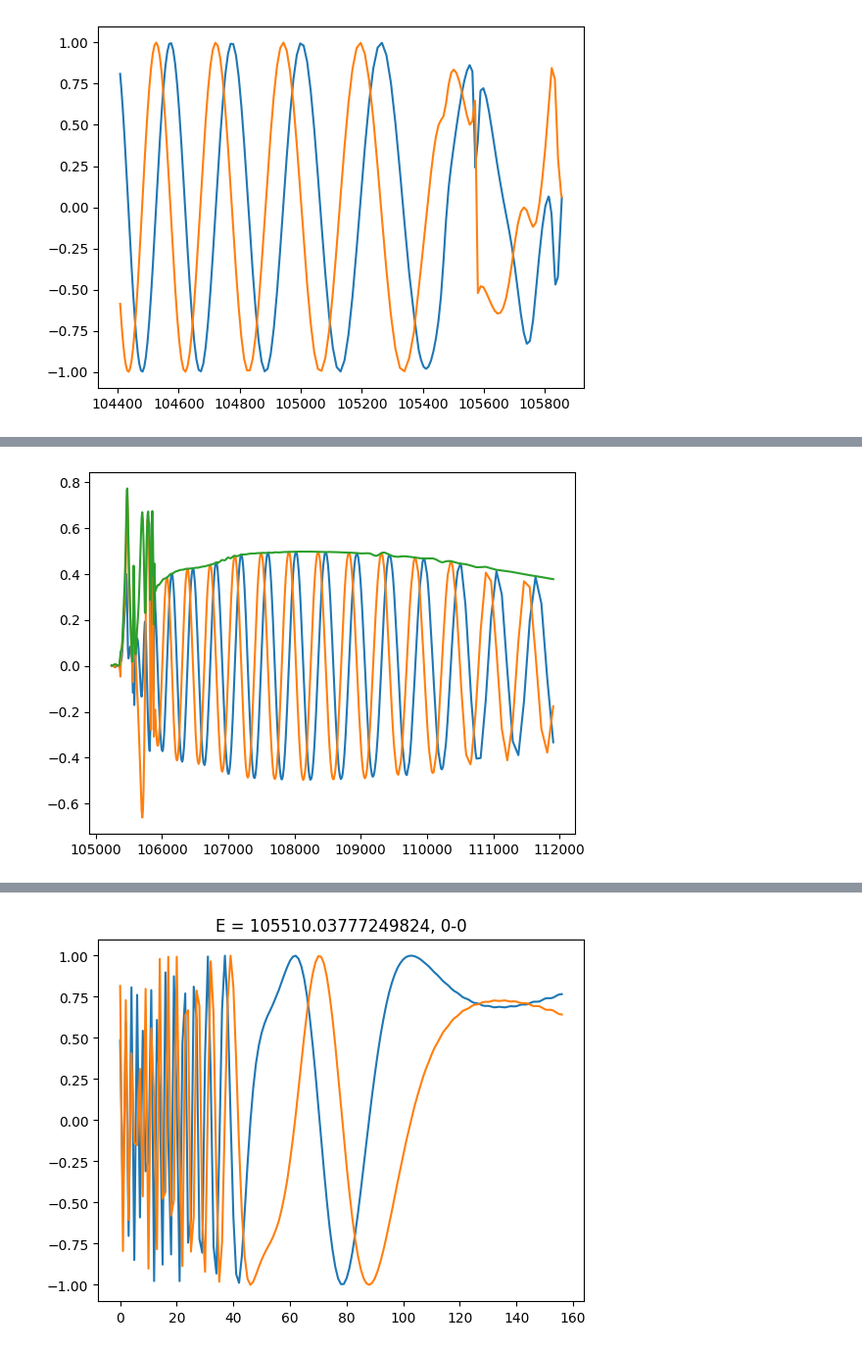
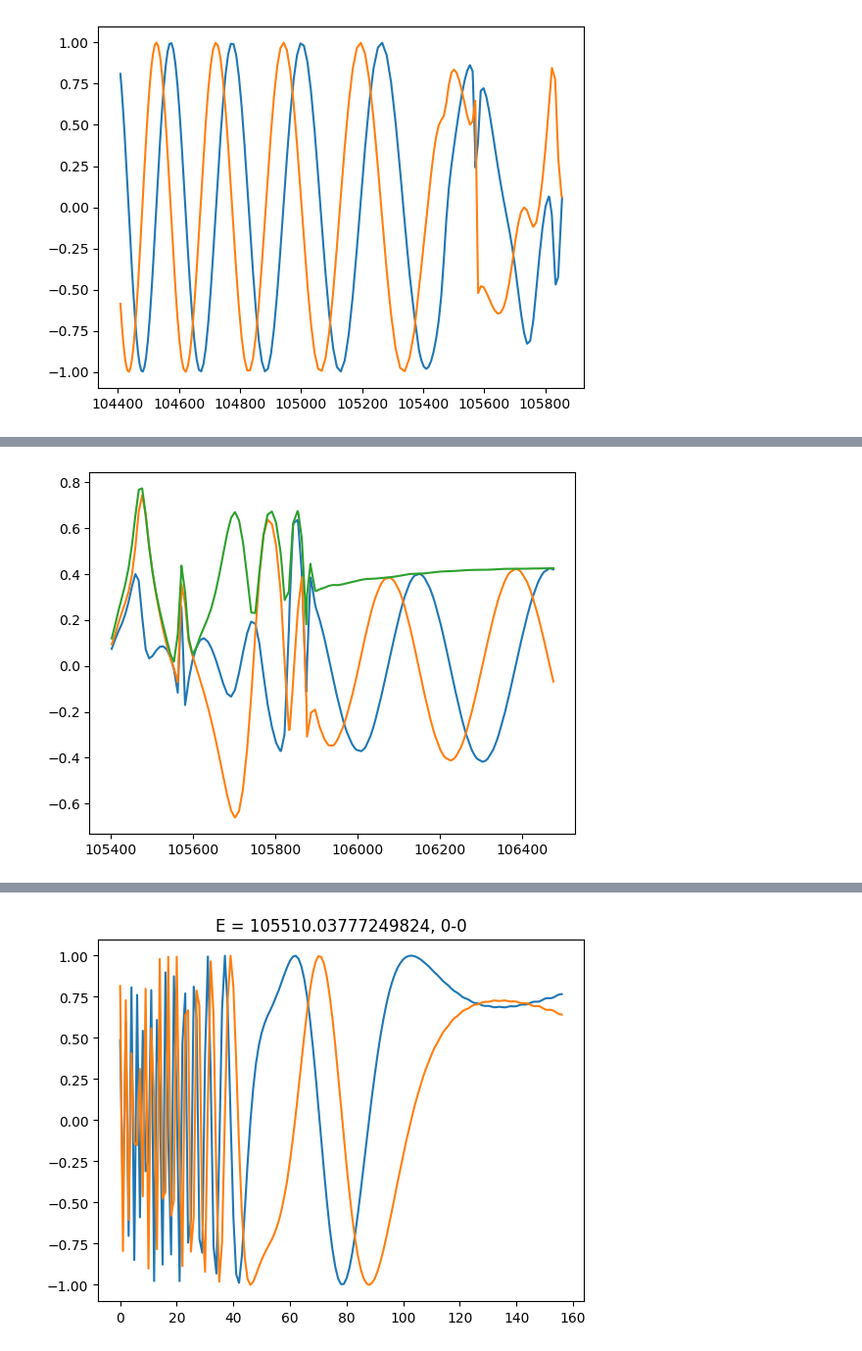
Before and after one commit to andrescorp93/ArHe_Inelastic, a Jupyter notebook: S_mat_plot.ipynb, the cells around one changed output, grey strips where cells are left out. Shown at 98% size. Saved outputs shown, nothing was run; the diff lists cells and outputs as text; code cells hidden in the pictures.

```diff
--- a/S_mat_plot.ipynb
+++ b/S_mat_plot.ipynb
@@ -13,10 +13,9 @@ es = np.array([float(k.split('=')[-1]) for k in smats_file.keys()])
 smats = [smats_file[f'E = {es[ei]}'] for ei in range(len(es))]
 smats_el_0 = np.array([smats[i][0,0,0] for i in range(len(es))])
 thres = np.real(np.diag(hls[-1]))[1:]
-n1 = np.argwhere(es>thres[0])[0,0]
-n2 = np.argwhere(es>thres[1])[0,0]
-plt.plot(es[n1-100:n1+100],np.real(smats_el_0[n1-100:n1+100]))
-plt.plot(es[n1-100:n1+100],np.imag(smats_el_0[n1-100:n1+100]))
+nthres = [np.argwhere(es>thres[j])[0,0] for j in range(len(thres))]
+plt.plot(es[nthres[0]-100:nthres[0]+100],np.real(smats_el_0[nthres[0]-100:nthres[0]+100]))
+plt.plot(es[nthres[0]-100:nthres[0]+100],np.imag(smats_el_0[nthres[0]-100:nthres[0]+100]))
 plt.show()
 # smats_el_0 = np.array([smats[i][0,0,0] for i in range(len(es))])
 # %% [output]
@@ -31,9 +30,9 @@ plt.show()
 # %%
-smats_inel_01 = np.array([smats[i][0,0,1] for i in range(n1, len(es))])
-plt.plot(es[n1:],np.real(smats_inel_01))
-plt.plot(es[n1:],np.imag(smats_inel_01))
-plt.plot(es[n1:],np.abs(smats_inel_01))
+smats_inel_01 = np.array([smats[i][0,0,1] for i in range(nthres[1], len(es))])
+plt.plot(es[nthres[1]:nthres[1]+200],np.real(smats_inel_01[:200]))
+plt.plot(es[nthres[1]:nthres[1]+200],np.imag(smats_inel_01[:200]))
+plt.plot(es[nthres[1]:nthres[1]+200],np.abs(smats_inel_01[:200]))
 plt.show()
 # %% [output]
-[figure, old version]
+[figure, new version]
 # %%
```
Also changed, not shown: parts of 2 cells of this notebook, 33 other files.
